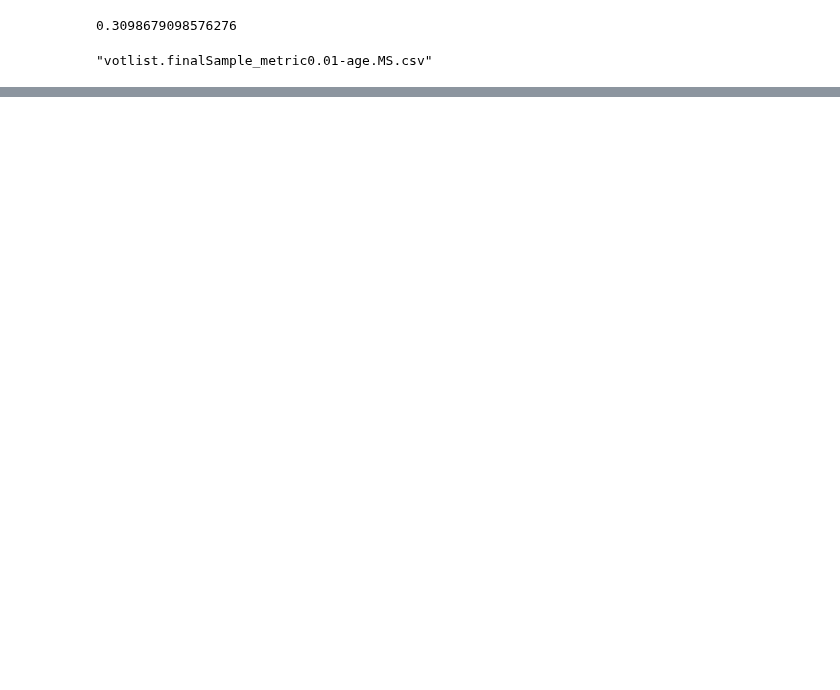
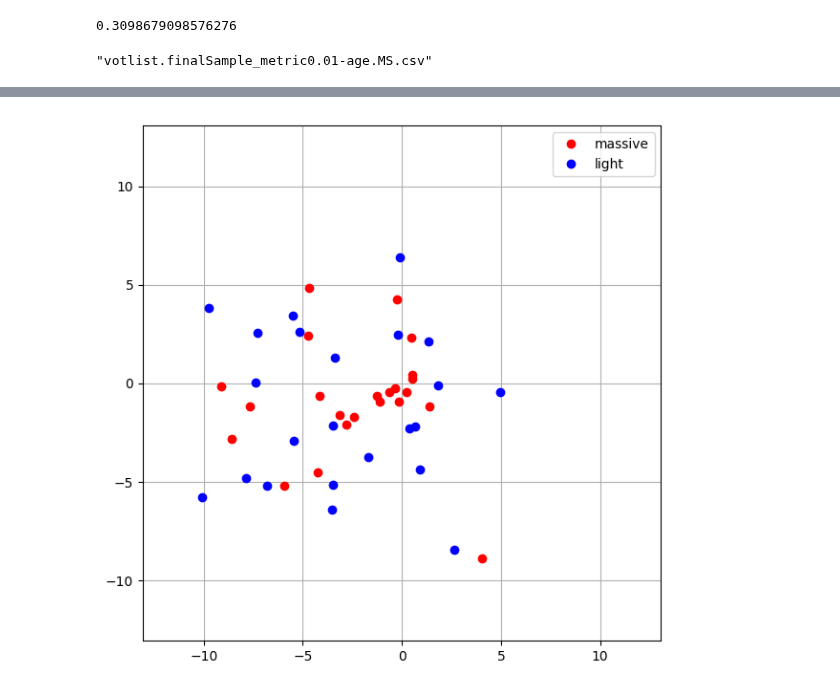
Before and after one commit to bosscha/gaia-shock, a Jupyter notebook: notebooks/analysis/mass _segregation.ipynb, the cells around one changed output, grey strips where cells are left out. Cells and saved outputs as stored; diff of their text form; code cells hidden in the pictures; blank space fills up the shorter version.

```diff
--- a/notebooks/analysis/mass _segregation.ipynb
+++ b/notebooks/analysis/mass _segregation.ipynb
@@ -477,0 +493,27 @@ PyPlot.show()
+# %%
+## Example of star distribution in an OC
+
+ocname= "NGC 2547-1.5deg"
+ocname= "NGC 2516-3.5deg"
+ocname= "NGC 1901-1.7deg"
+oc= CSV.read("$ocdir/$ocname-oc.csv", delim= ";")
+perc= 20
+
+imass= _select_massivestars(oc.gbar, perc, false)
+ilight= _select_massivestars(oc.gbar, perc, true)
+
+fig= PyPlot.figure(figsize=(7,7))
+
+ax= PyPlot.subplot(111)
+PyPlot.grid("on")
+
+lmax= max(maximum(oc.Y),maximum(oc.Z))
+PyPlot.xlim([-lmax,lmax])
+PyPlot.ylim([-lmax,lmax])
+PyPlot.plt.plot(oc.Y[imass], oc.Z[imass],"or",label="massive")
+PyPlot.plt.plot(oc.Y[ilight], oc.Z[ilight],"ob",label="light")
+PyPlot.legend()
+
+PyPlot.show()
+# %% [output]
+[figure, added]
```
Also changed, not shown: parts of 7 cells of this notebook, 1 other file.
